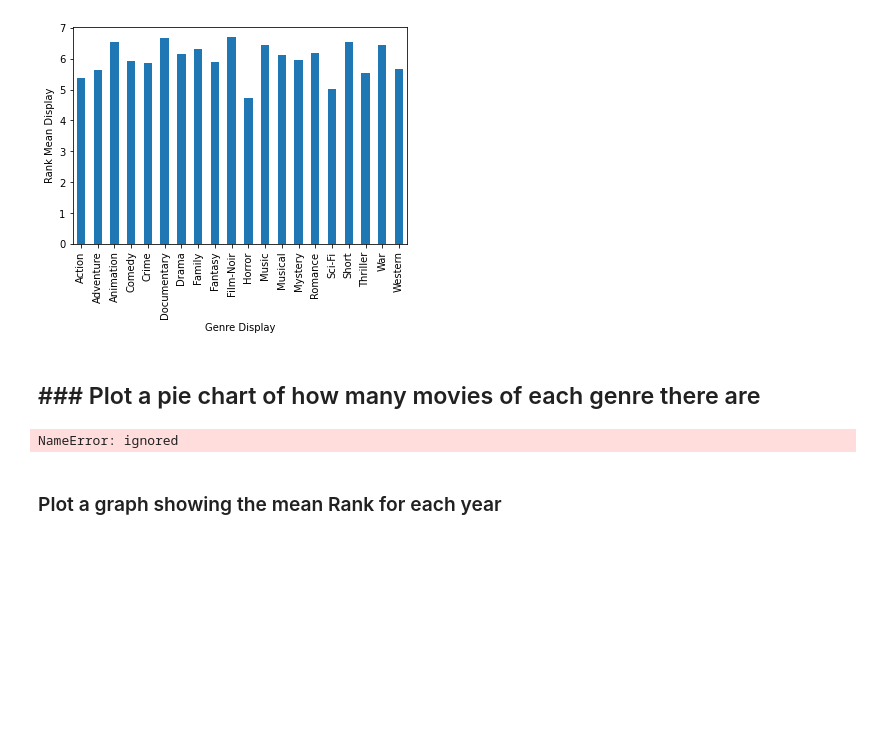
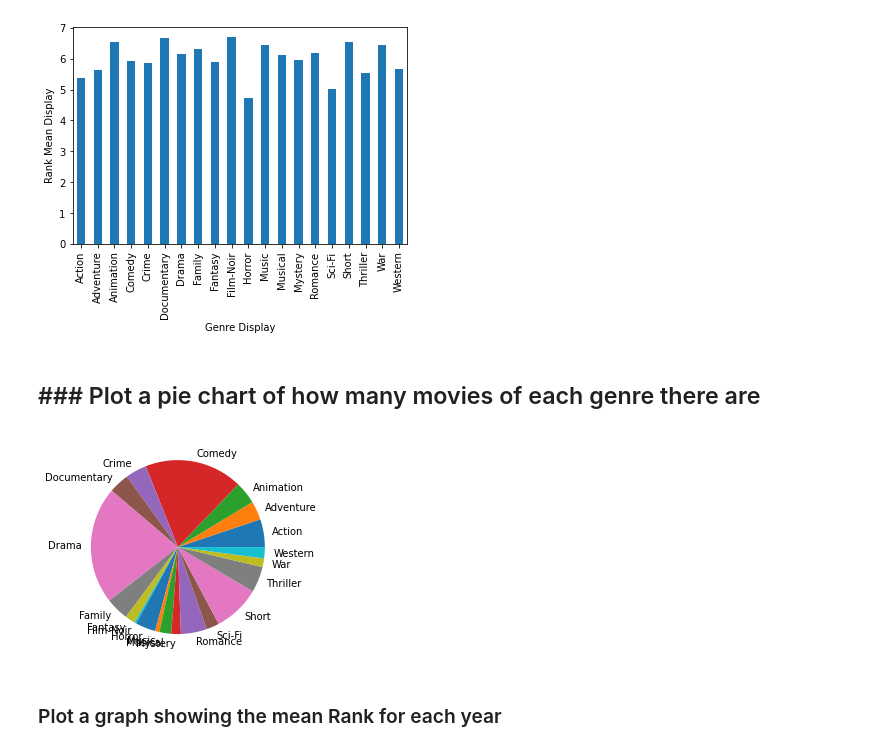
Before and after one commit to EllenSakkla/-PythonFundamentals, a Jupyter notebook: Copy_of_10_2_Movies_Project.ipynb, the cells around one changed output. Drawn from its saved outputs; the diff is of its cells as text; code cells hidden in the pictures; blank space fills up the shorter version.

```diff
--- a/Copy_of_10_2_Movies_Project.ipynb
+++ b/Copy_of_10_2_Movies_Project.ipynb
@@ -201,11 +201,13 @@ plt.show()
 ### Plot a pie chart of how many movies of each genre there are
 ---
 # %%
-labels = genres.keys()
-plt.pie(genres, labels = labels)
+genre_movies = df_cleaned.groupby(['genre'])['name'].count()
+#display (genre_movies)
+labels = genre_movies.keys()
+plt.pie(genre_movies, labels = labels)
 plt.show()
 # %% [output]
-NameError: ignored
+[figure, added]
 # %% [markdown]
 ### Plot a graph showing the mean Rank for each year
 # %%
```
